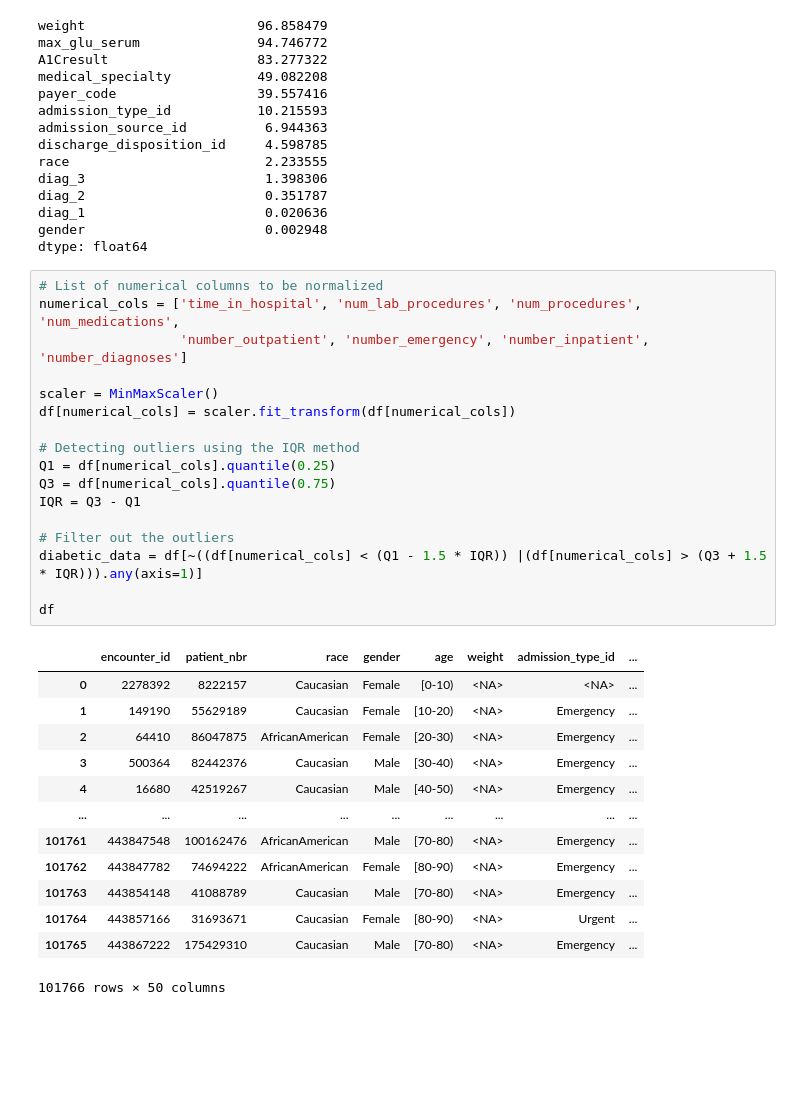
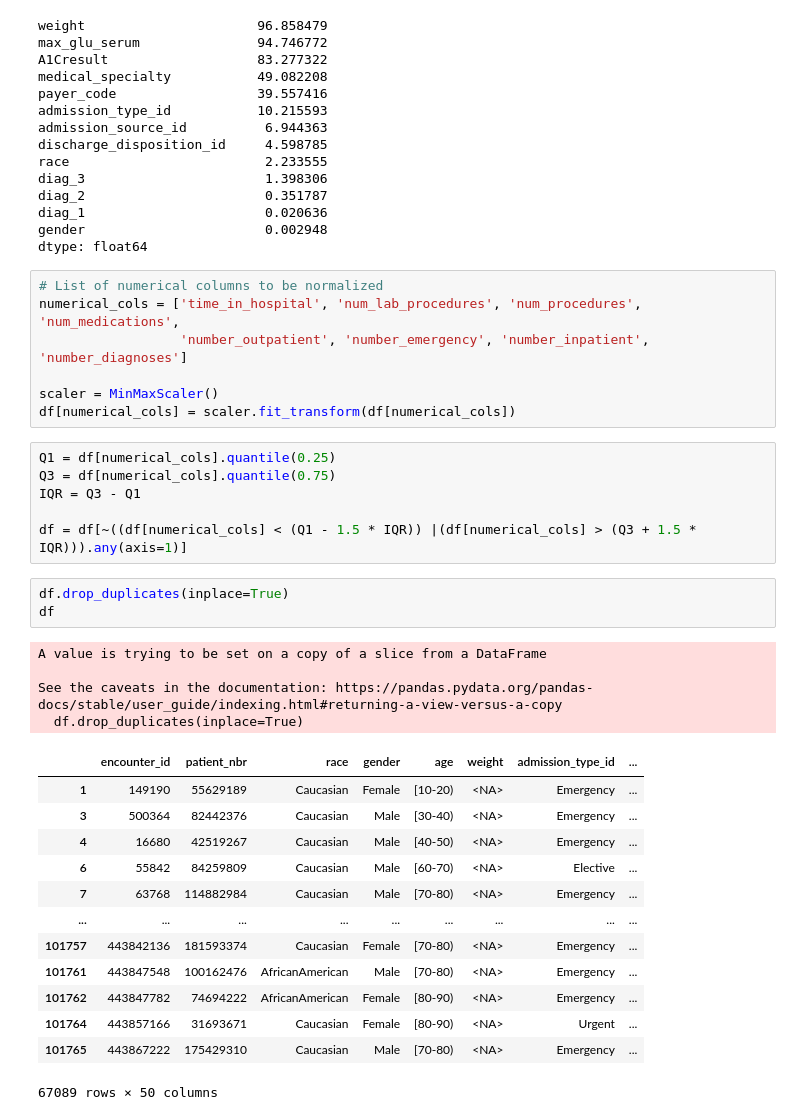
Before and after one commit to eslami200117/Data-Science, a Jupyter notebook: CA6/CA6.ipynb, the cells around one changed output. Cells and saved outputs as stored; diff of their text form; blank space fills up the shorter version.

Commit message:
Removing duplicates

```diff
--- a/CA6/CA6.ipynb
+++ b/CA6/CA6.ipynb
@@ -217,34 +217,37 @@ diag_2                       0.351787
 diag_1                       0.020636
 gender                       0.002948
 dtype: float64
+# %%
+# List of numerical columns to be normalized
+numerical_cols = ['time_in_hospital', 'num_lab_procedures', 'num_procedures', 'num_medications',
+                  'number_outpatient', 'number_emergency', 'number_inpatient', 'number_diagnoses']
+
+scaler = MinMaxScaler()
+df[numerical_cols] = scaler.fit_transform(df[numerical_cols])
 # %%
-# List of numerical columns to be normalized
-numerical_cols = ['time_in_hospital', 'num_lab_procedures', 'num_procedures', 'num_medications',
-                  'number_outpatient', 'number_emergency', 'number_inpatient', 'number_diagnoses']
-
-scaler = MinMaxScaler()
-df[numerical_cols] = scaler.fit_transform(df[numerical_cols])
-
-# Detecting outliers using the IQR method
 Q1 = df[numerical_cols].quantile(0.25)
 Q3 = df[numerical_cols].quantile(0.75)
 IQR = Q3 - Q1
 
-# Filter out the outliers
-diabetic_data = df[~((df[numerical_cols] < (Q1 - 1.5 * IQR)) |(df[numerical_cols] > (Q3 + 1.5 * IQR))).any(axis=1)]
-
-df
+df = df[~((df[numerical_cols] < (Q1 - 1.5 * IQR)) |(df[numerical_cols] > (Q3 + 1.5 * IQR))).any(axis=1)]
-# %% [output]
-|  | encounter_id | patient_nbr | race | gender | age | weight | admission_type_id | ... |
-| 0 | 2278392 | 8222157 | Caucasian | Female | [0-10) | <NA> | <NA> | ... |
-| 1 | 149190 | 55629189 | Caucasian | Female | [10-20) | <NA> | Emergency | ... |
-| 2 | 64410 | 86047875 | AfricanAmerican | Female | [20-30) | <NA> | Emergency | ... |
-| 3 | 500364 | 82442376 | Caucasian | Male | [30-40) | <NA> | Emergency | ... |
-| 4 | 16680 | 42519267 | Caucasian | Male | [40-50) | <NA> | Emergency | ... |
-| ... | ... | ... | ... | ... | ... | ... | ... | ... |
-| 101761 | 443847548 | 100162476 | AfricanAmerican | Male | [70-80) | <NA> | Emergency | ... |
-| 101762 | 443847782 | 74694222 | AfricanAmerican | Female | [80-90) | <NA> | Emergency | ... |
-| 101763 | 443854148 | 41088789 | Caucasian | Male | [70-80) | <NA> | Emergency | ... |
-| 101764 | 443857166 | 31693671 | Caucasian | Female | [80-90) | <NA> | Urgent | ... |
-| 101765 | 443867222 | 175429310 | Caucasian | Male | [70-80) | <NA> | Emergency | ... |
-101766 rows × 50 columns
+# %%
+df.drop_duplicates(inplace=True)
+df
+# %% [output]
+A value is trying to be set on a copy of a slice from a DataFrame
+
+See the caveats in the documentation: https://pandas.pydata.org/pandas-docs/stable/user_guide/indexing.html#returning-a-view-versus-a-copy
+  df.drop_duplicates(inplace=True)
+|  | encounter_id | patient_nbr | race | gender | age | weight | admission_type_id | ... |
+| 1 | 149190 | 55629189 | Caucasian | Female | [10-20) | <NA> | Emergency | ... |
+| 3 | 500364 | 82442376 | Caucasian | Male | [30-40) | <NA> | Emergency | ... |
+| 4 | 16680 | 42519267 | Caucasian | Male | [40-50) | <NA> | Emergency | ... |
+| 6 | 55842 | 84259809 | Caucasian | Male | [60-70) | <NA> | Elective | ... |
+| 7 | 63768 | 114882984 | Caucasian | Male | [70-80) | <NA> | Emergency | ... |
+| ... | ... | ... | ... | ... | ... | ... | ... | ... |
+| 101757 | 443842136 | 181593374 | Caucasian | Female | [70-80) | <NA> | Emergency | ... |
+| 101761 | 443847548 | 100162476 | AfricanAmerican | Male | [70-80) | <NA> | Emergency | ... |
+| 101762 | 443847782 | 74694222 | AfricanAmerican | Female | [80-90) | <NA> | Emergency | ... |
+| 101764 | 443857166 | 31693671 | Caucasian | Female | [80-90) | <NA> | Urgent | ... |
+| 101765 | 443867222 | 175429310 | Caucasian | Male | [70-80) | <NA> | Emergency | ... |
+67089 rows × 50 columns
```
